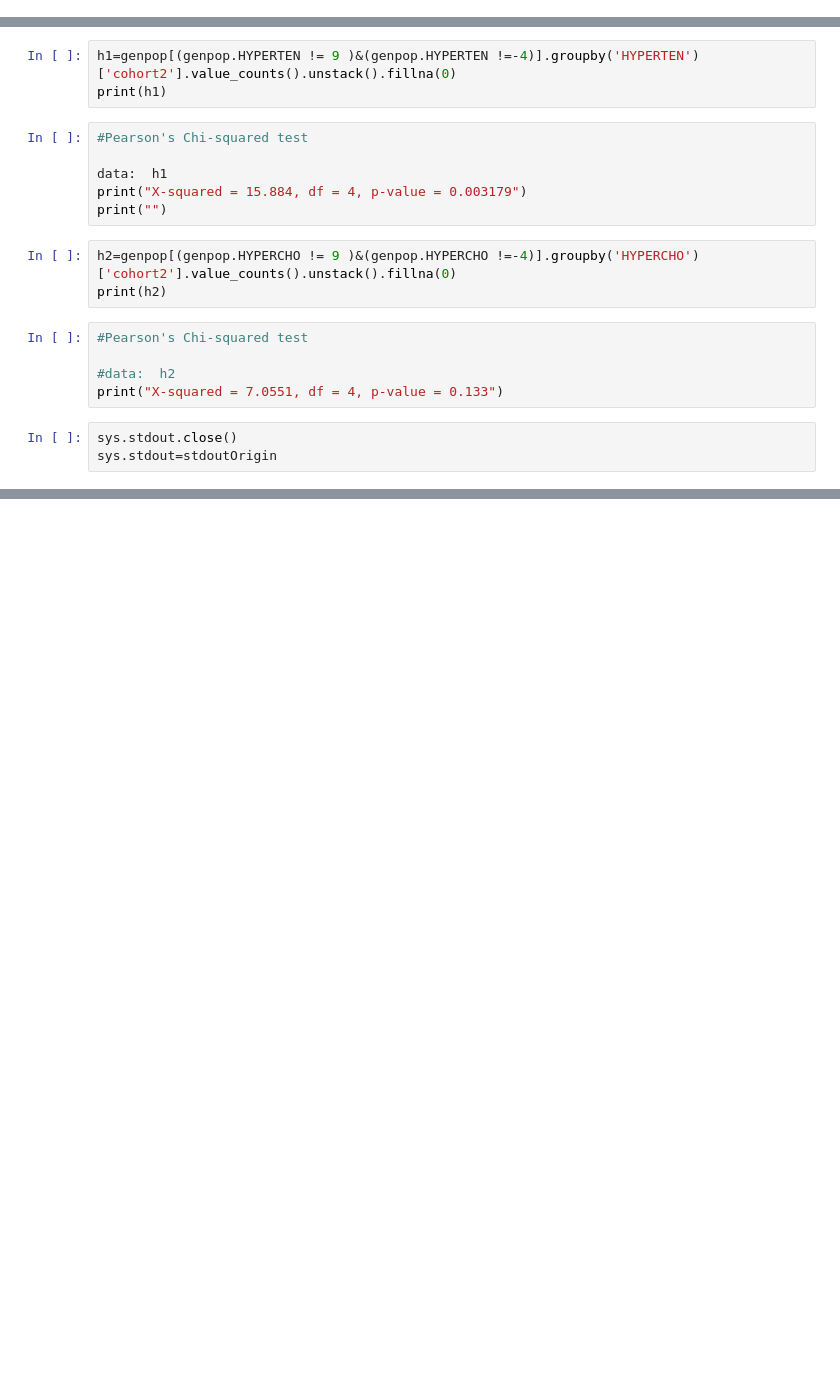
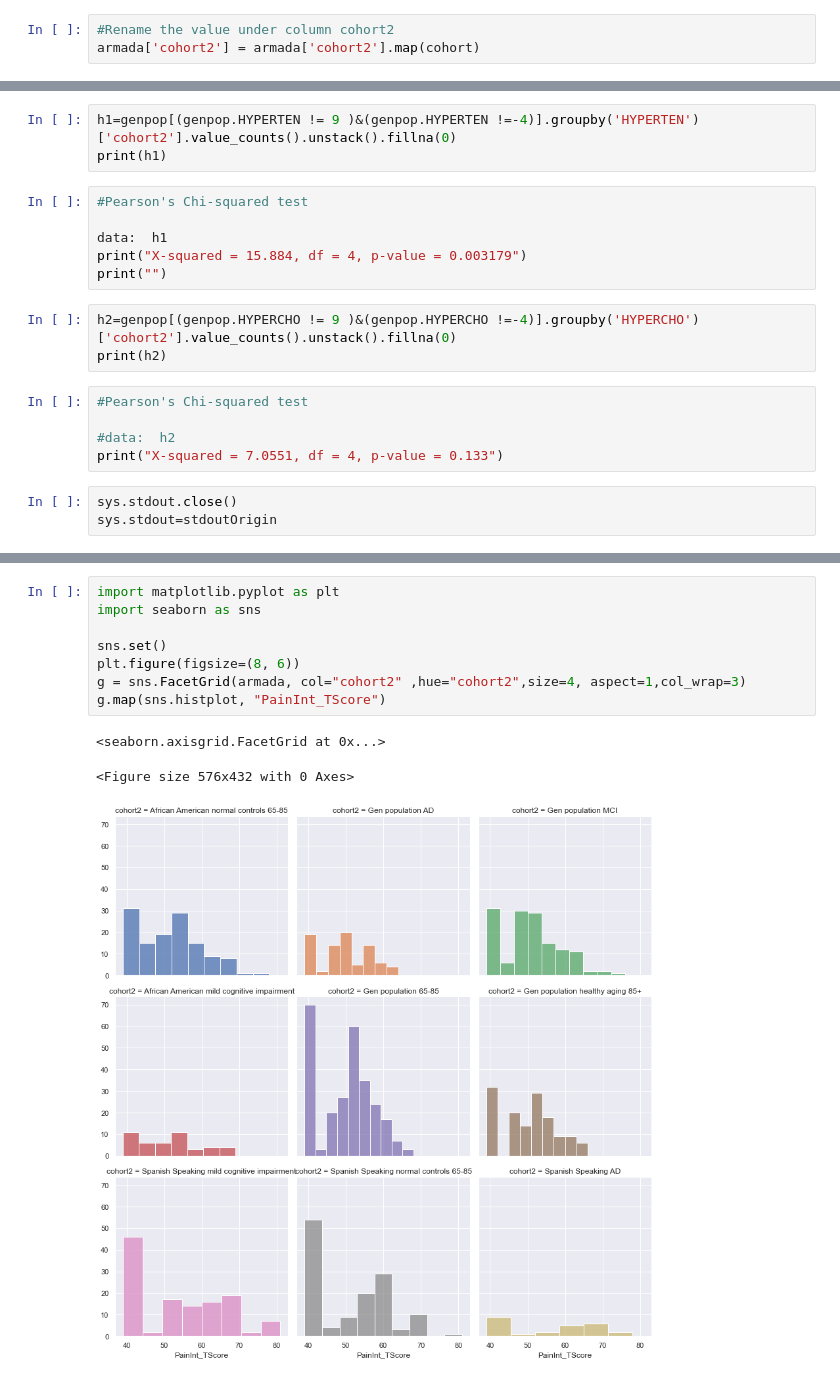
Before and after one commit to tianchu-shu/NWMSS, a Jupyter notebook: ARMADA_Baseline.ipynb, the cells around one changed output, grey strips where cells are left out. Drawn from its saved outputs; the diff is of its cells as text; blank space fills up the shorter version.

```diff
--- a/ARMADA_Baseline.ipynb
+++ b/ARMADA_Baseline.ipynb
@@ -53,3 +61,6 @@ armada.head()
+# %%
+#Rename the value under column cohort2
+armada['cohort2'] = armada['cohort2'].map(cohort)
 # %% [markdown]
 # Data Cleaning
 # %%
@@ -635,0 +342,12 @@ def plot_roc(X,y, t):
+# %%
+import matplotlib.pyplot as plt
+import seaborn as sns
+
+sns.set()
+plt.figure(figsize=(8, 6))
+g = sns.FacetGrid(armada, col="cohort2" ,hue="cohort2",size=4, aspect=1,col_wrap=3)
+g.map(sns.histplot, "PainInt_TScore")
+# %% [output]
+<seaborn.axisgrid.FacetGrid at 0x...>
+<Figure size 576x432 with 0 Axes>
+[figure, added]
```
Also changed, not shown: parts of 48 cells of this notebook.
